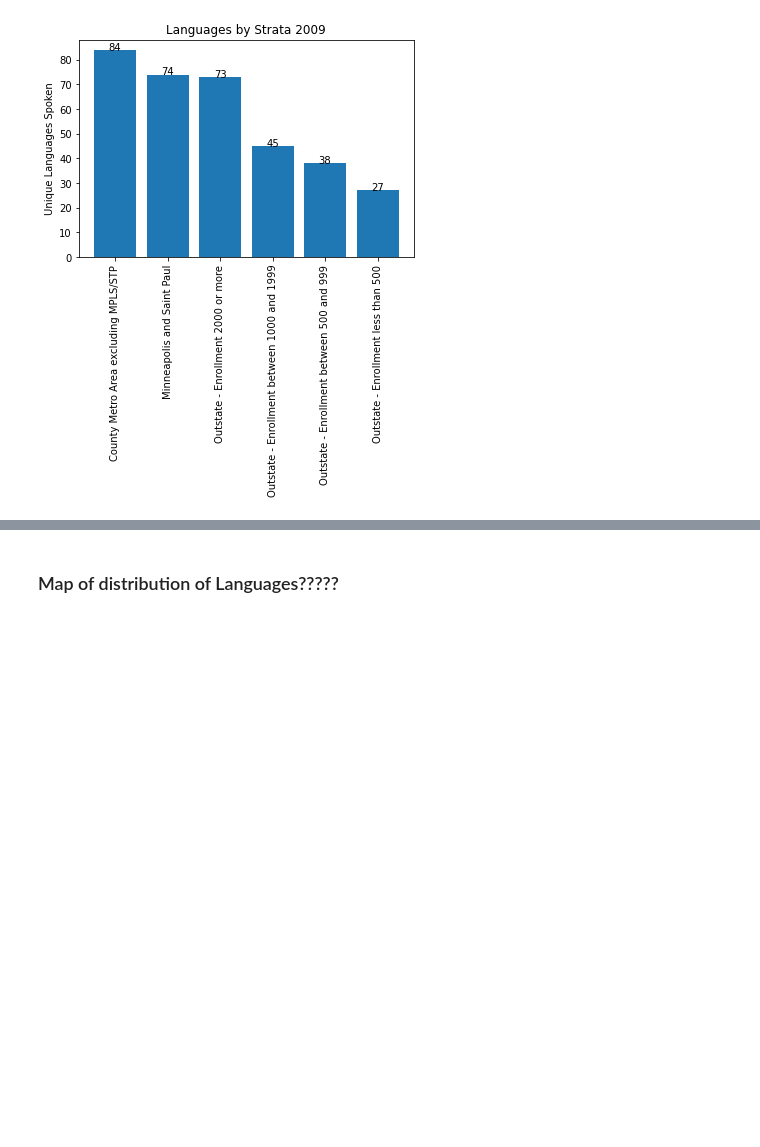
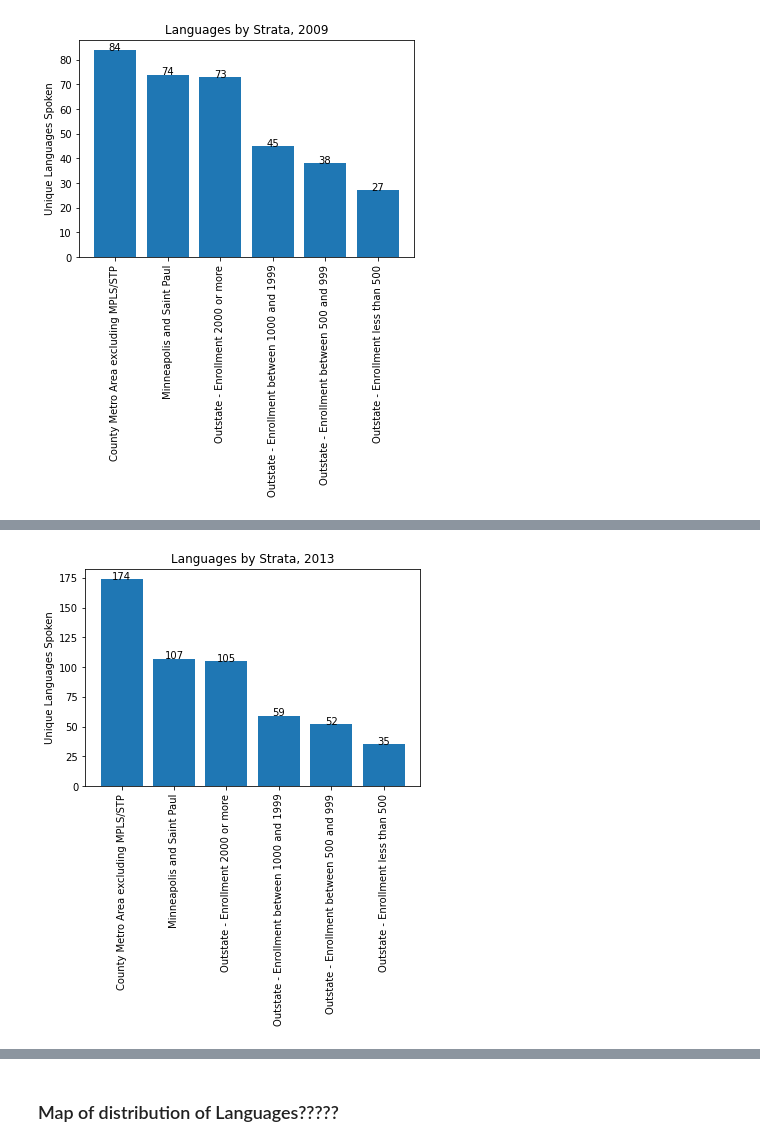
Before and after one commit to NTTGermania/Project-1-Group-7-Analysis-of-languages-in-Minnesota, a Jupyter notebook: Project#1test.ipynb, the cells around one changed output, grey strips where cells are left out. Saved outputs shown, nothing was run; the diff lists cells and outputs as text; code cells hidden in the pictures; blank space fills up the shorter version.

```diff
--- a/Project#1test.ipynb
+++ b/Project#1test.ipynb
@@ -1132,0 +1147,14 @@ plt.show()
+# %%
+# 2013
+
+bar_2013_geo = plt.bar(tick_marks, lang_2013_geo_final)
+
+plt.xticks(tick_marks, lang_2013_geo_final.index, rotation = "vertical")
+plt.title("Languages by Strata, 2013")
+plt.ylabel("Unique Languages Spoken")
+
+add_value_labels(lang_2013_geo_final.index, lang_2013_geo_final)
+
+plt.show()
+# %% [output]
+[figure, added]
```
Also changed, not shown: parts of 15 cells of this notebook.
